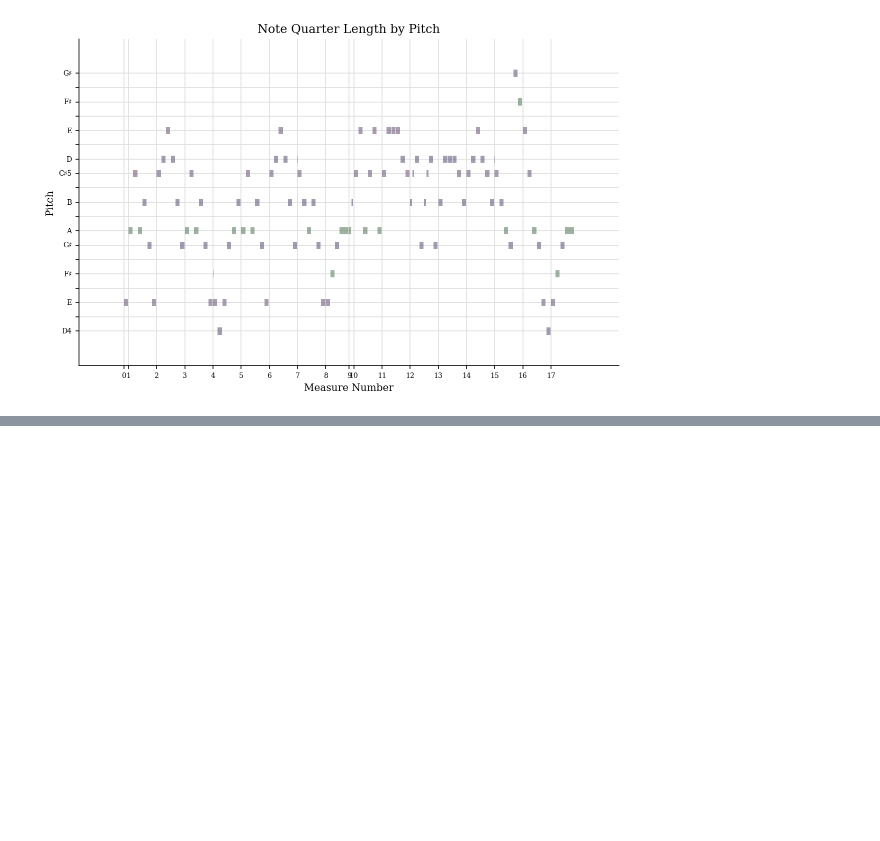
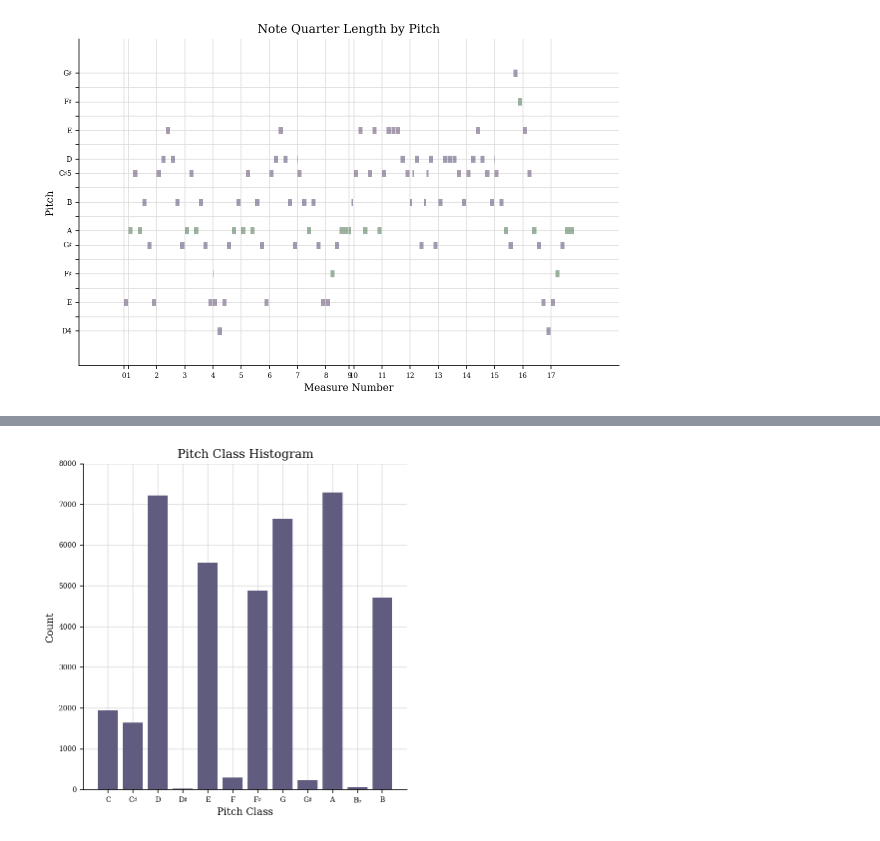
Before and after one commit to JamesOwers/double-jig-gen, a Jupyter notebook: docs/data_exploration.ipynb, the cells around one changed output, grey strips where cells are left out. Saved outputs shown, nothing was run; the diff lists cells and outputs as text; code cells hidden in the pictures; blank space fills up the shorter version.

```diff
--- a/docs/data_exploration.ipynb
+++ b/docs/data_exploration.ipynb
@@ -155,0 +171,4 @@ Questions:
+# %%
+oneills_opus.plot('histogram', 'pitchClass')
+# %% [output]
+[figure, added]
```
Also changed, not shown: parts of 7 cells of this notebook.
